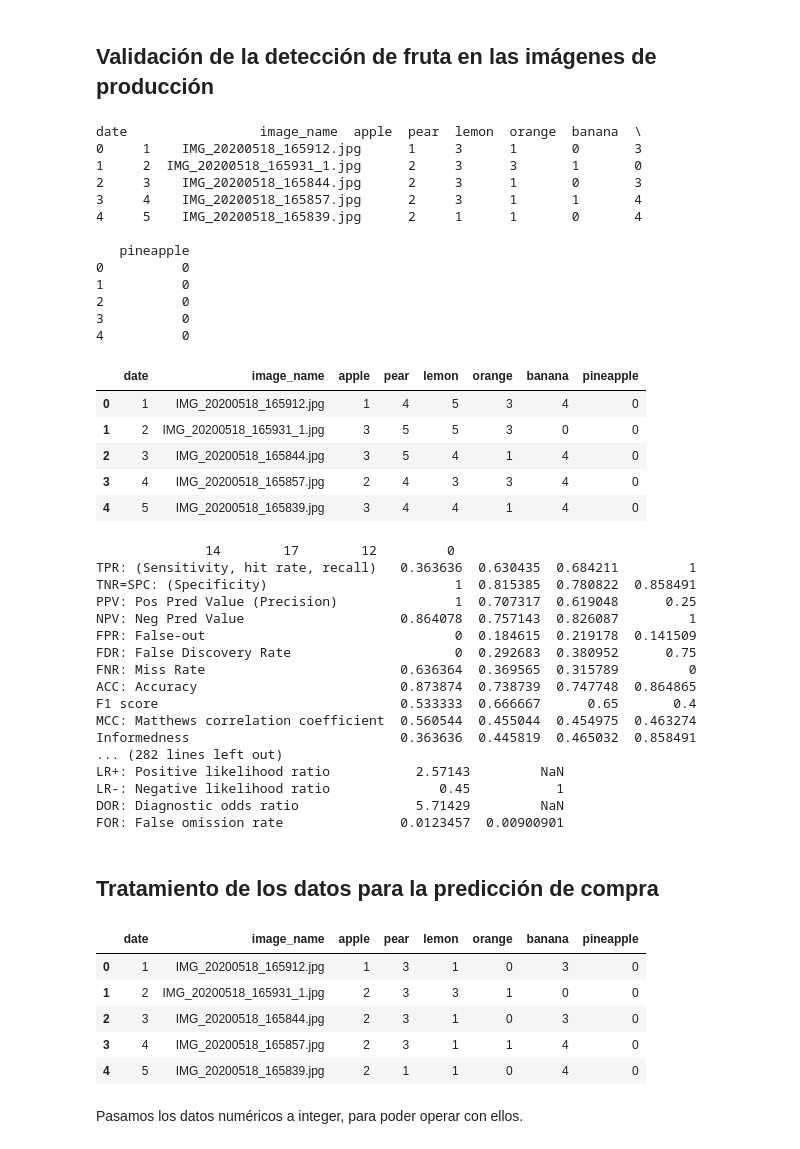
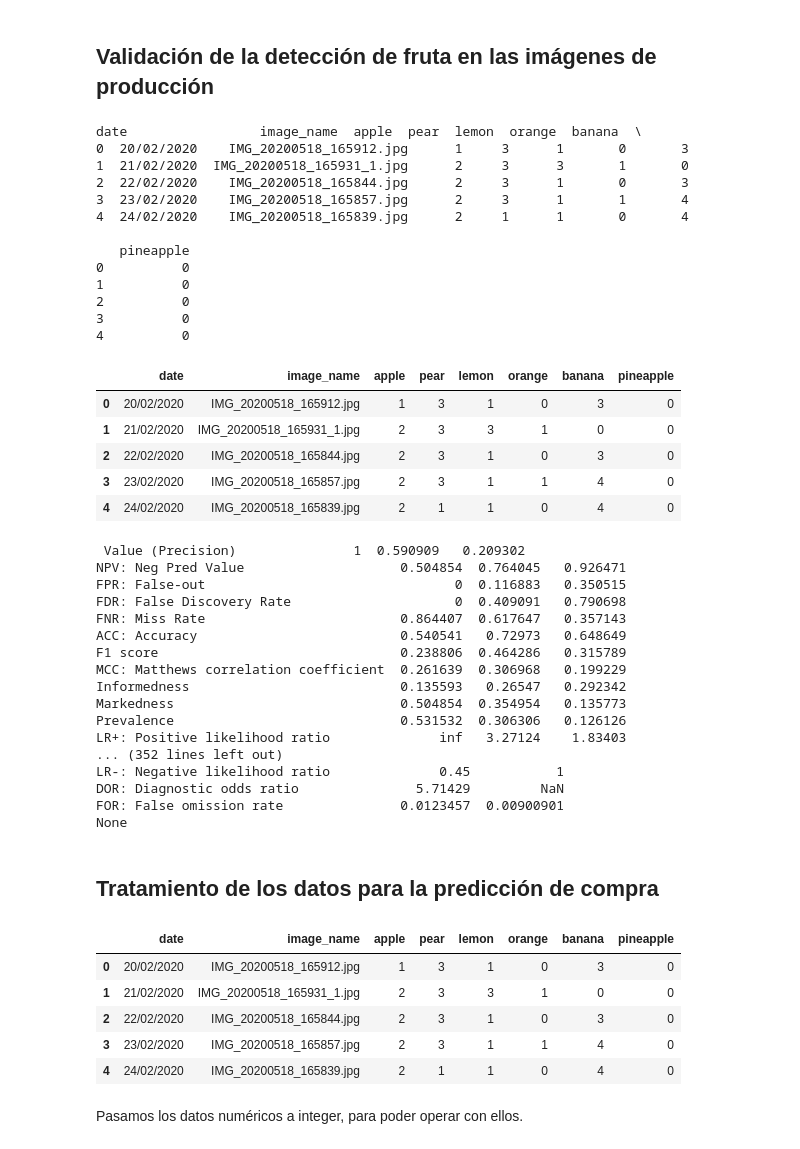
Before and after one commit to pleongi/AutomaticFruitShoppingList, a Jupyter notebook: Codigo/sistema_control_existencias.ipynb, the cells around one changed output. Cells and saved outputs as stored; diff of their text form; code cells hidden in the pictures.

```diff
--- a/Codigo/sistema_control_existencias.ipynb
+++ b/Codigo/sistema_control_existencias.ipynb
@@ -169,82 +169,84 @@ import pandas_ml as pdml
 from pandas_ml import ConfusionMatrix
 
 # Read data from file 'cantidad.csv'
-data = pd.read_csv("cantidad.csv")
+data = pd.read_csv("cantidad.csv", sep=';')
 
 #Pasamos los datos numéricos a integer, para poder operar con ellos.
 for i in fruits:
     data[i]=data[i].astype('int32')
 
 # Preview the first 5 lines of the loaded data
 print(data.head())
 
 # Read data from file 'cantidad_real.csv'
 data_real = pd.read_csv("cantidad_real.csv", sep=';')
 
 #Pasamos los datos numéricos a integer, para poder operar con ellos.
 for i in fruits:
     data_real[i]=data_real[i].astype('int32')
 
 # Preview the first 5 lines of the loaded data
 data_real.head()
+
+data.head()
 # %% [output]
 date                 image_name  apple  pear  lemon  orange  banana  \
-0     1    IMG_20200518_165912.jpg      1     3      1       0       3
-1     2  IMG_20200518_165931_1.jpg      2     3      3       1       0
-2     3    IMG_20200518_165844.jpg      2     3      1       0       3
-3     4    IMG_20200518_165857.jpg      2     3      1       1       4
-4     5    IMG_20200518_165839.jpg      2     1      1       0       4
+0  20/02/2020    IMG_20200518_165912.jpg      1     3      1       0       3
+1  21/02/2020  IMG_20200518_165931_1.jpg      2     3      3       1       0
+2  22/02/2020    IMG_20200518_165844.jpg      2     3      1       0       3
+3  23/02/2020    IMG_20200518_165857.jpg      2     3      1       1       4
+4  24/02/2020    IMG_20200518_165839.jpg      2     1      1       0       4
 
    pineapple
 0          0
 1          0
 2          0
 3          0
 4          0
 |  | date | image_name | apple | pear | lemon | orange | banana | pineapple |
-| 0 | 1 | IMG_20200518_165912.jpg | 1 | 4 | 5 | 3 | 4 | 0 |
-| 1 | 2 | IMG_20200518_165931_1.jpg | 3 | 5 | 5 | 3 | 0 | 0 |
-| 2 | 3 | IMG_20200518_165844.jpg | 3 | 5 | 4 | 1 | 4 | 0 |
-| 3 | 4 | IMG_20200518_165857.jpg | 2 | 4 | 3 | 3 | 4 | 0 |
-| 4 | 5 | IMG_20200518_165839.jpg | 3 | 4 | 4 | 1 | 4 | 0 |
+| 0 | 20/02/2020 | IMG_20200518_165912.jpg | 1 | 3 | 1 | 0 | 3 | 0 |
+| 1 | 21/02/2020 | IMG_20200518_165931_1.jpg | 2 | 3 | 3 | 1 | 0 | 0 |
+| 2 | 22/02/2020 | IMG_20200518_165844.jpg | 2 | 3 | 1 | 0 | 3 | 0 |
+| 3 | 23/02/2020 | IMG_20200518_165857.jpg | 2 | 3 | 1 | 1 | 4 | 0 |
+| 4 | 24/02/2020 | IMG_20200518_165839.jpg | 2 | 1 | 1 | 0 | 4 | 0 |
 # %%
 
 for i in fruits:
     matriz_confusion = ConfusionMatrix(data[i],data_real[i])
-    print("Para la fruta ", i, " el accuracy es del ",matriz_confusion.stats()['overall']['Accuracy']*100, "%")
-    print(matriz_confusion.stats()['class'])
+    print("Para la fruta ", i, " la exactitud total es del ",matriz_confusion.stats()['overall']['Accuracy']*100, "%")
+    print(matriz_confusion.print_stats())
 # %% [output]
-              14        17        12         0
-TPR: (Sensitivity, hit rate, recall)   0.363636  0.630435  0.684211         1
-TNR=SPC: (Specificity)                        1  0.815385  0.780822  0.858491
-PPV: Pos Pred Value (Precision)               1  0.707317  0.619048      0.25
-NPV: Neg Pred Value                    0.864078  0.757143  0.826087         1
-FPR: False-out                                0  0.184615  0.219178  0.141509
-FDR: False Discovery Rate                     0  0.292683  0.380952      0.75
-FNR: Miss Rate                         0.636364  0.369565  0.315789         0
-ACC: Accuracy                          0.873874  0.738739  0.747748  0.864865
-F1 score                               0.533333  0.666667      0.65       0.4
-MCC: Matthews correlation coefficient  0.560544  0.455044  0.454975  0.463274
-Informedness                           0.363636  0.445819  0.465032  0.858491
-... (282 lines left out)
-LR+: Positive likelihood ratio           2.57143         NaN
+ Value (Precision)               1  0.590909   0.209302
+NPV: Neg Pred Value                    0.504854  0.764045   0.926471
+FPR: False-out                                0  0.116883   0.350515
+FDR: False Discovery Rate                     0  0.409091   0.790698
+FNR: Miss Rate                         0.864407  0.617647   0.357143
+ACC: Accuracy                          0.540541   0.72973   0.648649
+F1 score                               0.238806  0.464286   0.315789
+MCC: Matthews correlation coefficient  0.261639  0.306968   0.199229
+Informedness                           0.135593   0.26547   0.292342
+Markedness                             0.504854  0.354954   0.135773
+Prevalence                             0.531532  0.306306   0.126126
+LR+: Positive likelihood ratio              inf   3.27124    1.83403
+... (352 lines left out)
 LR-: Negative likelihood ratio              0.45           1
 DOR: Diagnostic odds ratio               5.71429         NaN
 FOR: False omission rate               0.0123457  0.00900901
+None
 # %% [markdown]
 ## Tratamiento de los datos para la predicción de compra
 # %%
 # Read data from file 'cantidad.csv'
-data = pd.read_csv("cantidad.csv")
+data = pd.read_csv("cantidad.csv", sep=';')
 # Preview the first 5 lines of the loaded data
 data.head()
 # %% [output]
 |  | date | image_name | apple | pear | lemon | orange | banana | pineapple |
-| 0 | 1 | IMG_20200518_165912.jpg | 1 | 3 | 1 | 0 | 3 | 0 |
-| 1 | 2 | IMG_20200518_165931_1.jpg | 2 | 3 | 3 | 1 | 0 | 0 |
-| 2 | 3 | IMG_20200518_165844.jpg | 2 | 3 | 1 | 0 | 3 | 0 |
-| 3 | 4 | IMG_20200518_165857.jpg | 2 | 3 | 1 | 1 | 4 | 0 |
-| 4 | 5 | IMG_20200518_165839.jpg | 2 | 1 | 1 | 0 | 4 | 0 |
+| 0 | 20/02/2020 | IMG_20200518_165912.jpg | 1 | 3 | 1 | 0 | 3 | 0 |
+| 1 | 21/02/2020 | IMG_20200518_165931_1.jpg | 2 | 3 | 3 | 1 | 0 | 0 |
+| 2 | 22/02/2020 | IMG_20200518_165844.jpg | 2 | 3 | 1 | 0 | 3 | 0 |
+| 3 | 23/02/2020 | IMG_20200518_165857.jpg | 2 | 3 | 1 | 1 | 4 | 0 |
+| 4 | 24/02/2020 | IMG_20200518_165839.jpg | 2 | 1 | 1 | 0 | 4 | 0 |
 # %% [markdown]
 Pasamos los datos numéricos a integer, para poder operar con ellos.
 # %%
```
Also changed, not shown: parts of 14 cells of this notebook, 2 other files.
